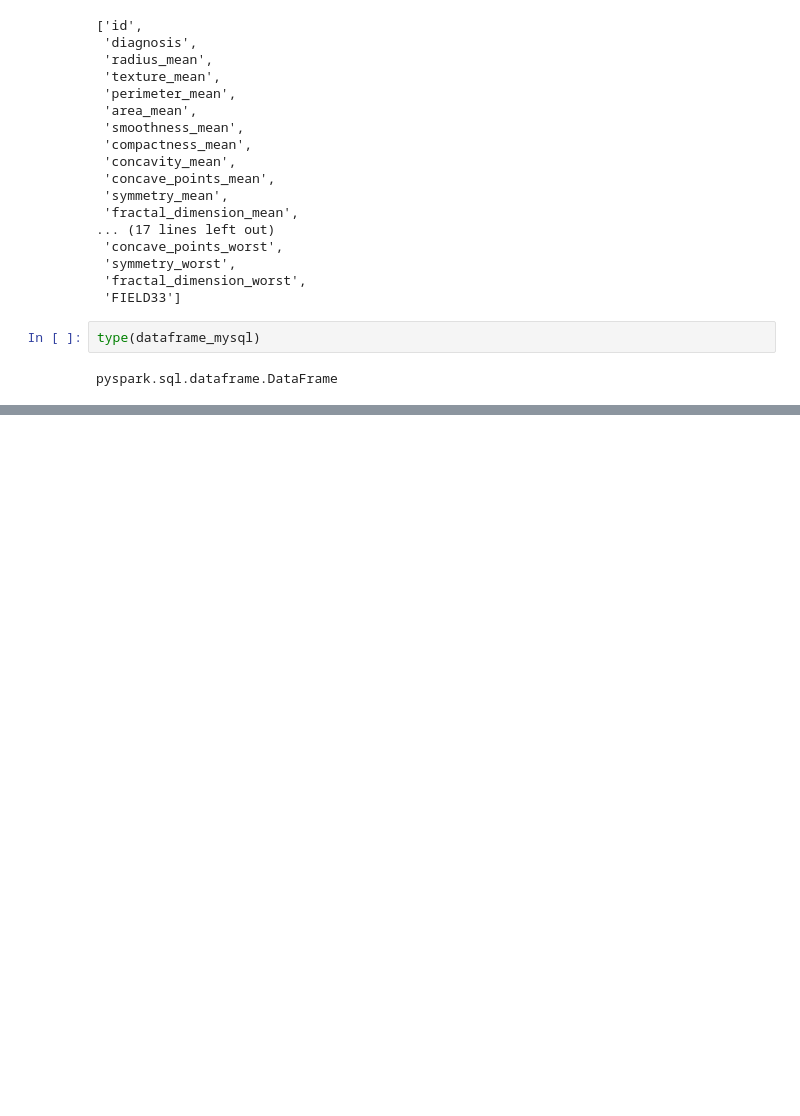
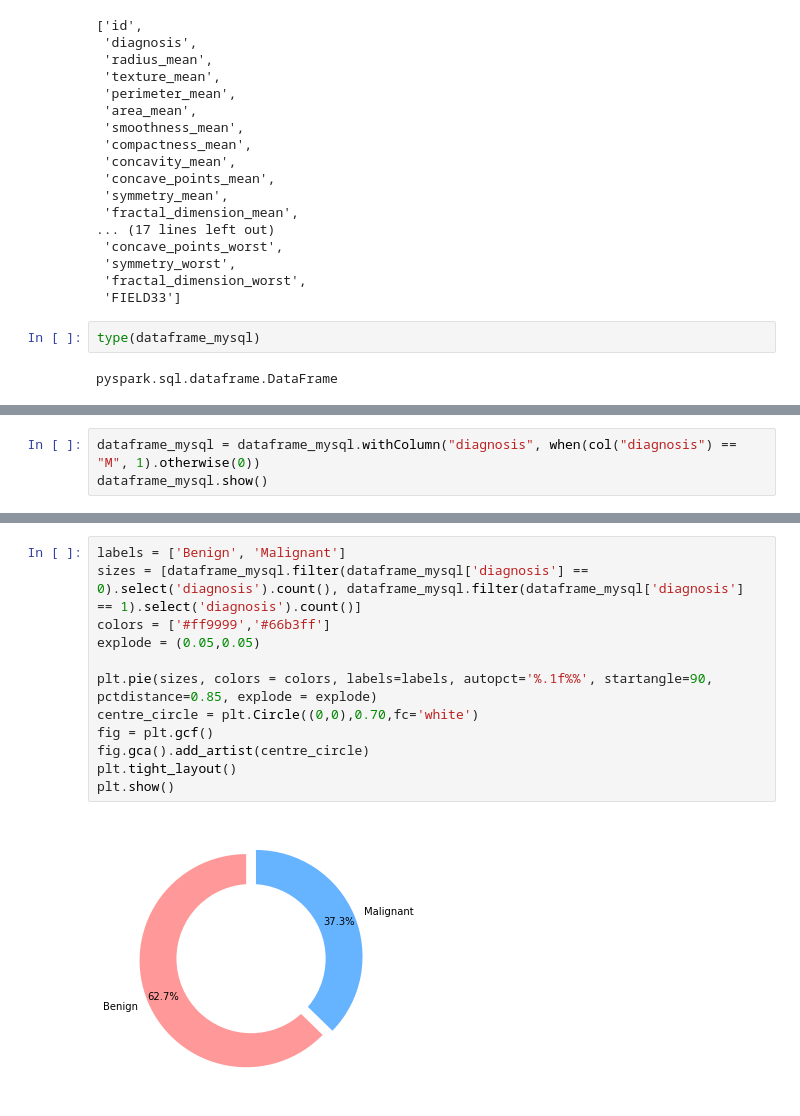
Before and after one commit to Sanjaypranav/Spark_Breast_cancer_Big_data_analysis, a Jupyter notebook: BreastCancerClassificationPyspark.ipynb, the cells around one changed output, grey strips where cells are left out. Cells and saved outputs as stored; diff of their text form; blank space fills up the shorter version.

```diff
--- a/BreastCancerClassificationPyspark.ipynb
+++ b/BreastCancerClassificationPyspark.ipynb
@@ -38,0 +58,3 @@ pyspark.sql.dataframe.DataFrame
+# %%
+dataframe_mysql = dataframe_mysql.withColumn("diagnosis", when(col("diagnosis") == "M", 1).otherwise(0))
+dataframe_mysql.show()
@@ -38,0 +86,14 @@ pyspark.sql.dataframe.DataFrame
+# %%
+labels = ['Benign', 'Malignant']
+sizes = [dataframe_mysql.filter(dataframe_mysql['diagnosis'] == 0).select('diagnosis').count(), dataframe_mysql.filter(dataframe_mysql['diagnosis'] == 1).select('diagnosis').count()]
+colors = ['#ff9999','#66b3ff']
+explode = (0.05,0.05)
+
+plt.pie(sizes, colors = colors, labels=labels, autopct='%.1f%%', startangle=90, pctdistance=0.85, explode = explode)
+centre_circle = plt.Circle((0,0),0.70,fc='white')
+fig = plt.gcf()
+fig.gca().add_artist(centre_circle)
+plt.tight_layout()
+plt.show()
+# %% [output]
+[figure, added]
```
Also changed, not shown: parts of 30 cells of this notebook, 1 other file.
